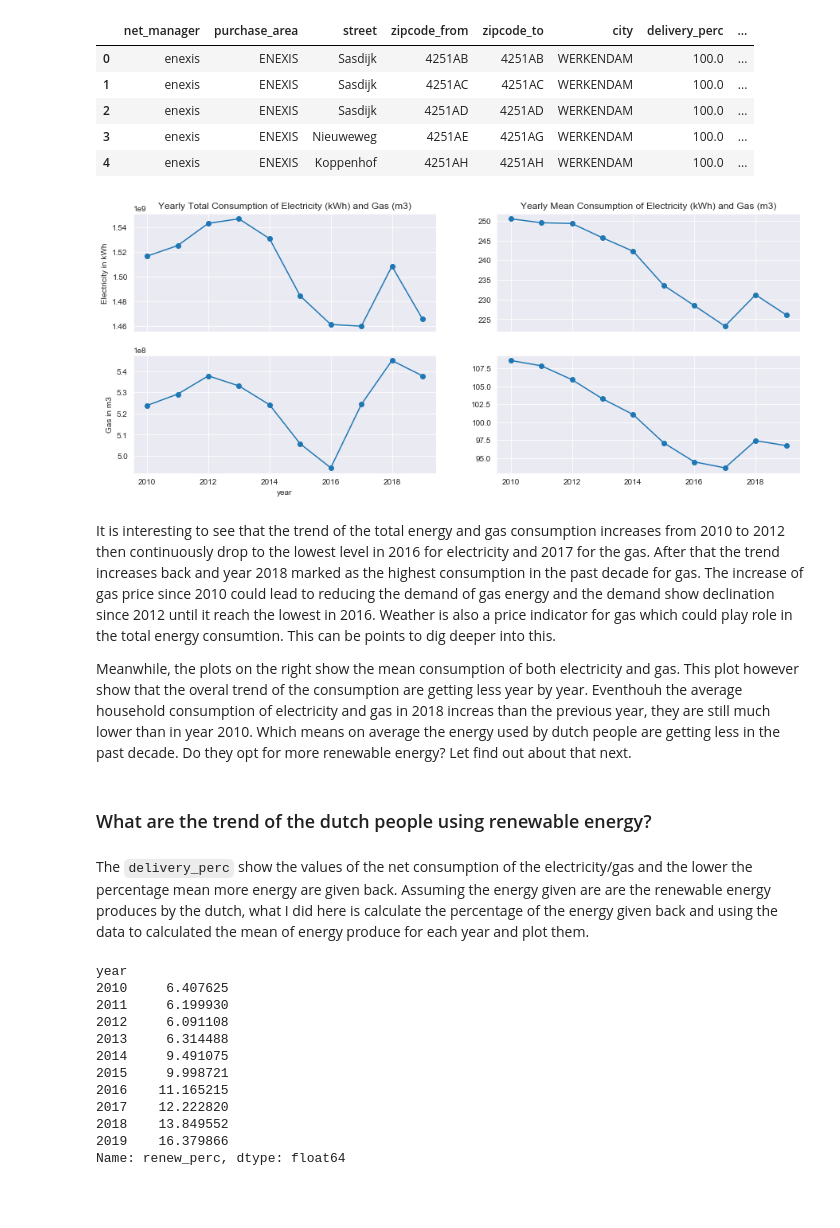
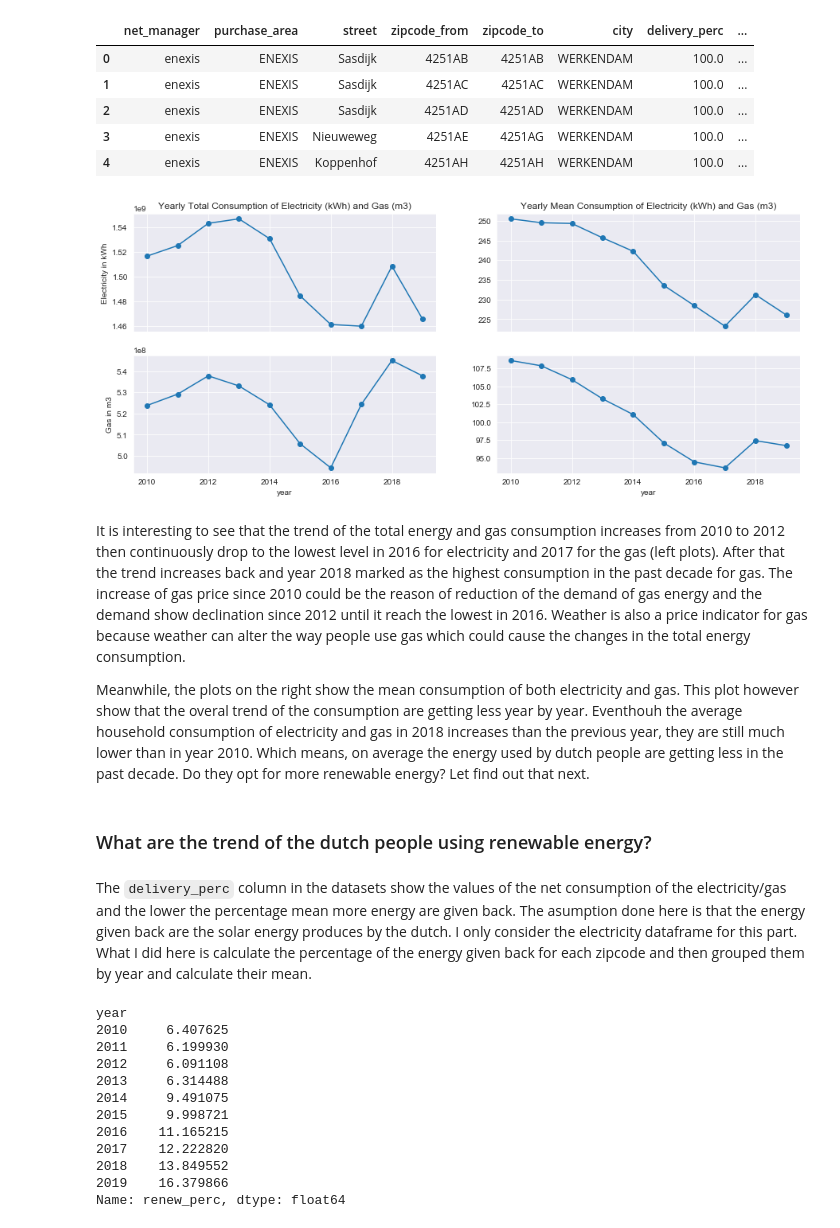
Before and after one commit to fatinshariff/Dutch_Energy, a Jupyter notebook: dutch_energy.ipynb, the cells around one changed output. Saved outputs shown, nothing was run; the diff lists cells and outputs as text; code cells hidden in the pictures; blank space fills up the shorter version.

```diff
--- a/dutch_energy.ipynb
+++ b/dutch_energy.ipynb
@@ -190,42 +206,43 @@ x1 = [2010,2011,2012,2013,2014,2015,2016,2017,2018,2019]
 
 y1 = eltr_df.groupby('year').annual_consume.sum()
 y2 = gas_df.groupby('year').annual_consume.sum()
 y3 = eltr_df.groupby('year').cons_per_conn.mean()
 y4 = gas_df.groupby('year').cons_per_conn.mean()
 
 plt.figure(figsize=(15,6))
 
 ax1=plt.subplot(2, 2, 1)
 plt.plot(x1, y1, 'o-')
 plt.title('Yearly Total Consumption of Electricity (kWh) and Gas (m3)')
 plt.ylabel('Electricity in kWh')
 #change the visibility of the xtick to not visible
 plt.setp(ax1.get_xticklabels(), visible=False)
 
 ax2=plt.subplot(2, 2, 3,sharex=ax1)
 plt.plot(y2,'o-')
 plt.xlabel('year')
 plt.ylabel('Gas in m3')
 
 ax3=plt.subplot(2, 2, 2)
 plt.plot(x1, y3, 'o-')
 plt.setp(ax3.get_xticklabels(), visible=False)
 plt.title('Yearly Mean Consumption of Electricity (kWh) and Gas (m3)')
 
 ax4=plt.subplot(2, 2, 4,sharex=ax1)
 plt.plot(y4, 'o-')
+plt.xlabel('year')
 
 plt.show()
 # %% [output]
-[figure, old version]
+[figure, new version]
 # %% [markdown]
-It is interesting to see that the trend of the total energy and gas consumption increases from 2010 to 2012 then continuously drop to the lowest level in 2016 for electricity and 2017 for the gas. After that the trend increases back and year 2018 marked as the highest consumption in the past decade for gas. The increase of gas price since 2010 could lead to reducing the demand of gas energy and the demand show declination since 2012 until it reach the lowest in 2016. Weather is also a price indicator for gas which could play role in the total energy consumtion. This can be points to dig deeper into this.
+It is interesting to see that the trend of the total energy and gas consumption increases from 2010 to 2012 then continuously drop to the lowest level in 2016 for electricity and 2017 for the gas (left plots). After that the trend increases back and year 2018 marked as the highest consumption in the past decade for gas. The increase of gas price since 2010 could be the reason of reduction of the demand of gas energy and the demand show declination since 2012 until it reach the lowest in 2016. Weather is also a price indicator for gas because weather can alter the way people use gas which could cause the changes in the total energy consumption.
 
-Meanwhile, the plots on the right show the mean consumption of both electricity and gas. This plot however show that the overal trend of the consumption are getting less year by year. Eventhouh the average household consumption of electricity and gas in 2018 increas than the previous year, they are still much lower than in year 2010. Which means on average the energy used by dutch people are getting less in the past decade. Do they opt for more renewable energy? Let find out about that next.
+Meanwhile, the plots on the right show the mean consumption of both electricity and gas. This plot however show that the overal trend of the consumption are getting less year by year. Eventhouh the average household consumption of electricity and gas in 2018 increases than the previous year, they are still much lower than in year 2010. Which means, on average the energy used by dutch people are getting less in the past decade. Do they opt for more renewable energy? Let find out that next.
 # %% [markdown]
 ### What are the trend of the dutch people using renewable energy?
 # %% [markdown]
-The `delivery_perc` show the values of the net consumption of the electricity/gas and the lower the percentage mean more energy are given back. Assuming the energy given are are the renewable energy produces by the dutch, what I did here is calculate the percentage of the energy given back and using the data to calculated the mean of energy produce for each year and plot them.
+The `delivery_perc` column in the datasets show the values of the net consumption of the electricity/gas and the lower the percentage mean more energy are given back. The asumption done here is that the energy given back are the solar energy produces by the dutch. I only consider the electricity dataframe for this part. What I did here is calculate the percentage of the energy given back for each zipcode and then grouped them by year and calculate their mean.
 # %%
 #create a new column that store value of percentage energy produced
 eltr_df['renew_perc']= 100-eltr_df.delivery_perc
```
Also changed, not shown: parts of 9 cells of this notebook, 1 other file.
